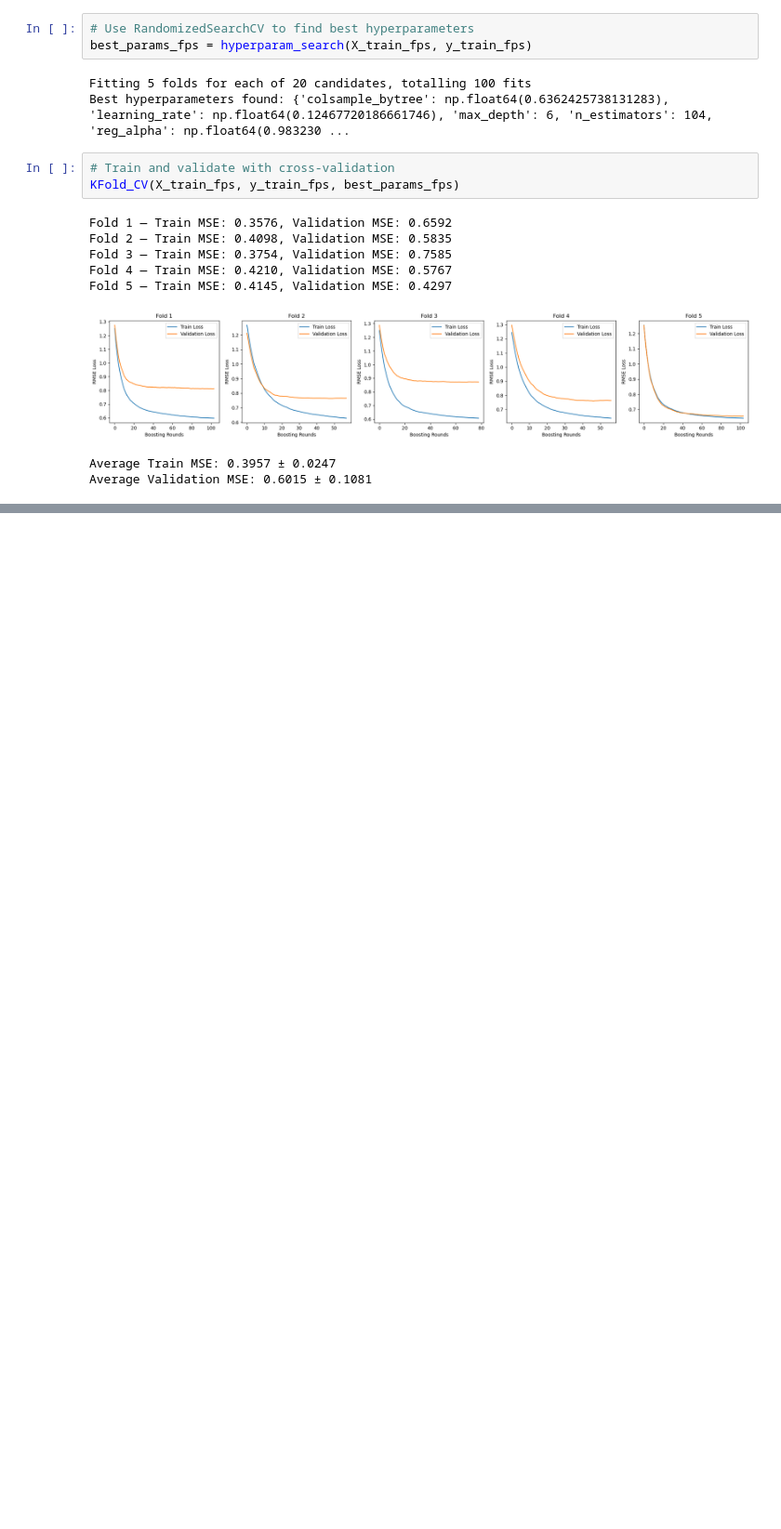
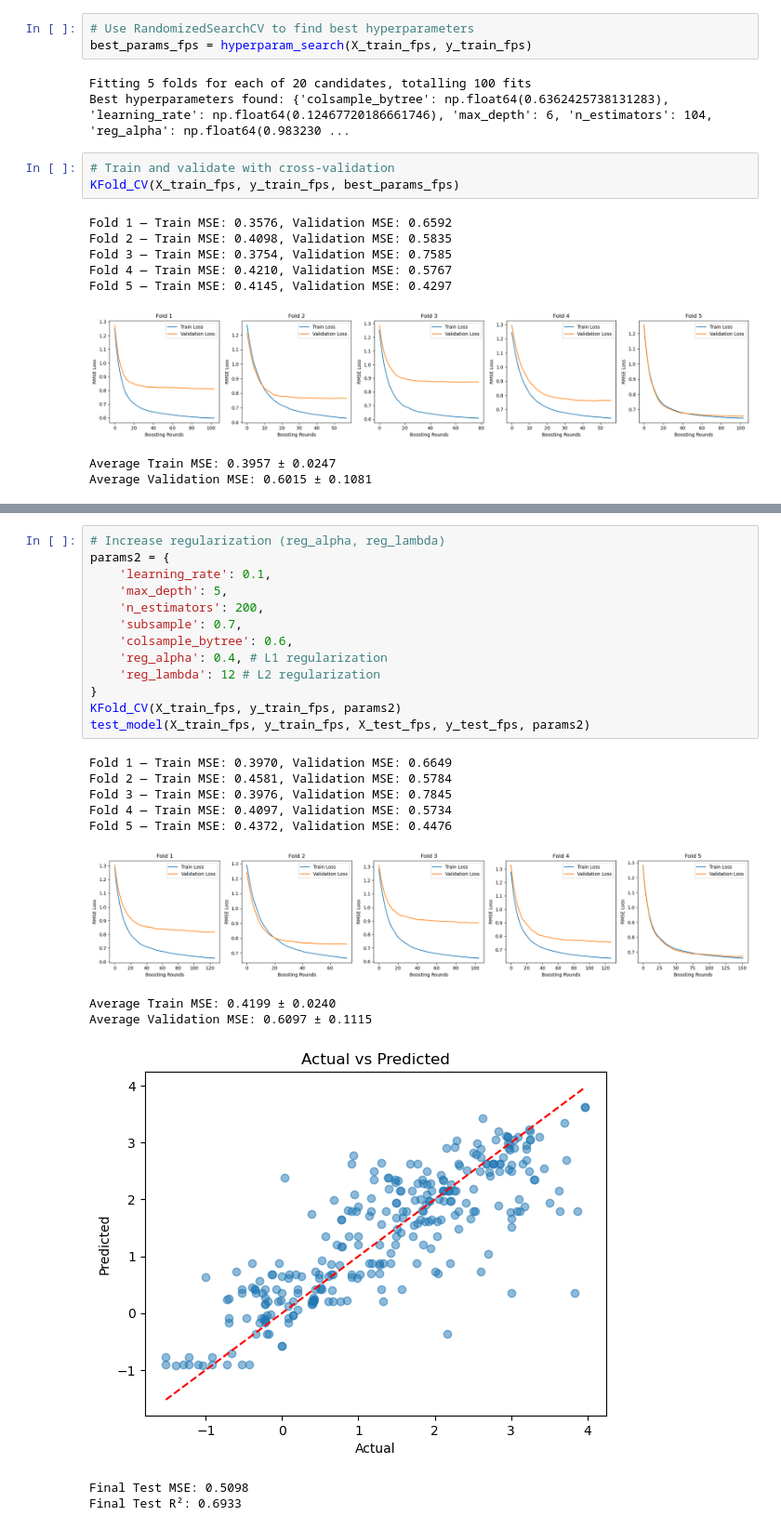
Before and after one commit to AliceTernois/c242_project, a Jupyter notebook: rianna_models2.ipynb, the cells around one changed output, grey strips where cells are left out. Shown at 93% size. Cells and saved outputs as stored; diff of their text form; blank space fills up the shorter version.

```diff
--- a/rianna_models2.ipynb
+++ b/rianna_models2.ipynb
@@ -247,0 +265,25 @@ plt.show()
+# %%
+# Increase regularization (reg_alpha, reg_lambda)
+params2 = {
+    'learning_rate': 0.1,
+    'max_depth': 5,
+    'n_estimators': 200,
+    'subsample': 0.7,
+    'colsample_bytree': 0.6,
+    'reg_alpha': 0.4, # L1 regularization
+    'reg_lambda': 12 # L2 regularization
+}
+KFold_CV(X_train_fps, y_train_fps, params2)
+test_model(X_train_fps, y_train_fps, X_test_fps, y_test_fps, params2)
+# %% [output]
+Fold 1 — Train MSE: 0.3970, Validation MSE: 0.6649
+Fold 2 — Train MSE: 0.4581, Validation MSE: 0.5784
+Fold 3 — Train MSE: 0.3976, Validation MSE: 0.7845
+Fold 4 — Train MSE: 0.4097, Validation MSE: 0.5734
+Fold 5 — Train MSE: 0.4372, Validation MSE: 0.4476
+[figure, added]
+Average Train MSE: 0.4199 ± 0.0240
+Average Validation MSE: 0.6097 ± 0.1115
+[figure, added]
+Final Test MSE: 0.5098
+Final Test R²: 0.6933
```
Also changed, not shown: parts of 12 cells of this notebook.
